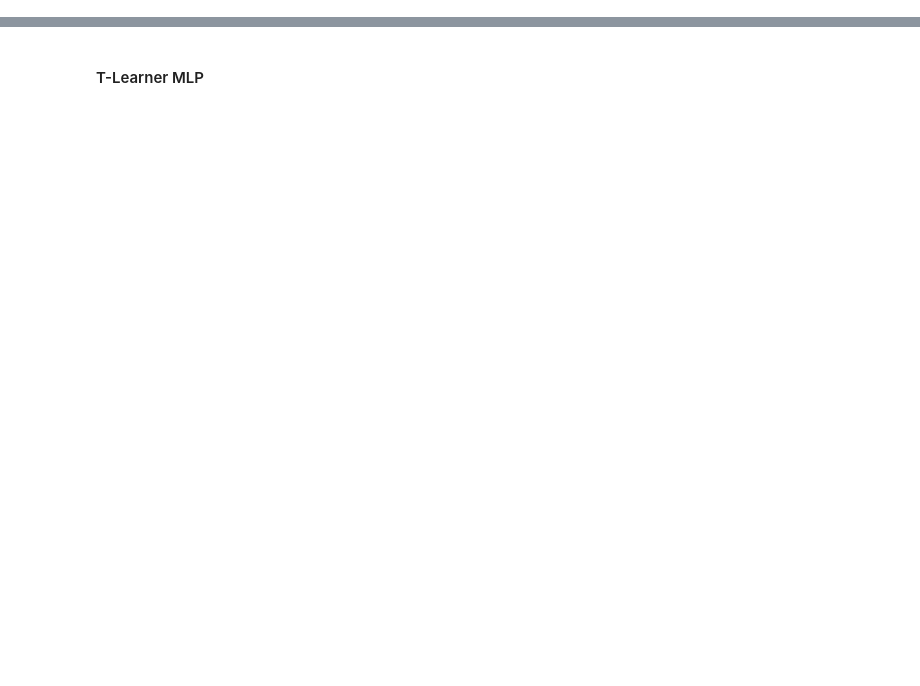
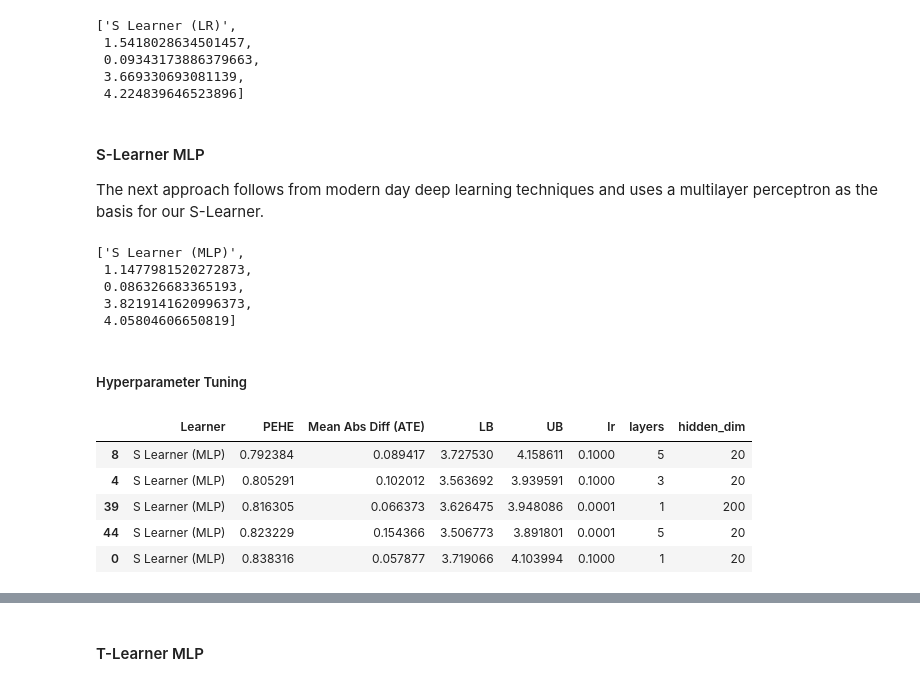
Before and after one commit to isaacdsloan/meta_learners, a Jupyter notebook: ihdp_uber.ipynb, the cells around one changed output, grey strips where cells are left out. Drawn from its saved outputs; the diff is of its cells as text; code cells hidden in the pictures; blank space fills up the shorter version.

```diff
--- a/ihdp_uber.ipynb
+++ b/ihdp_uber.ipynb
@@ -83,0 +43,24 @@ Individualized CATE True: GREEN
+# %%
+slearner_ols_results
+# %% [output]
+['S Learner (LR)',
+ 1.5418028634501457,
+ 0.09343173886379663,
+ 3.669330693081139,
+ 4.224839646523896]
+# %% [markdown]
+#### S-Learner MLP
+
+The next approach follows from modern day deep learning techniques and uses a multilayer perceptron as the basis for our S-Learner.
+# %%
+s_mlp = BaseSLearner(learner=MLPRegressor(hidden_layer_sizes = [100,100], batch_size=64, max_iter=1000))
+cate_s_mlp_outcome, slearner_mlp_results = get_metrics("S Learner (MLP)", s_mlp)
+slearner_mlp_results
+# %% [output]
+['S Learner (MLP)',
+ 1.1477981520272873,
+ 0.086326683365193,
+ 3.8219141620996373,
+ 4.05804606650819]
+# %% [markdown]
+##### Hyperparameter Tuning
@@ -83,0 +80,13 @@ Individualized CATE True: GREEN
+# %%
+import pandas as pd
+
+hyper_results_s_mlp = pd.DataFrame(data=data,
+columns= ["Learner", "PEHE", "Mean Abs Diff (ATE)", "LB", "UB", "lr", "layers", "hidden_dim"])
+hyper_results_s_mlp.sort_values(by='PEHE').head(5)
+# %% [output]
+|  | Learner | PEHE | Mean Abs Diff (ATE) | LB | UB | lr | layers | hidden_dim |
+| 8 | S Learner (MLP) | 0.792384 | 0.089417 | 3.727530 | 4.158611 | 0.1000 | 5 | 20 |
+| 4 | S Learner (MLP) | 0.805291 | 0.102012 | 3.563692 | 3.939591 | 0.1000 | 3 | 20 |
+| 39 | S Learner (MLP) | 0.816305 | 0.066373 | 3.626475 | 3.948086 | 0.0001 | 1 | 200 |
+| 44 | S Learner (MLP) | 0.823229 | 0.154366 | 3.506773 | 3.891801 | 0.0001 | 5 | 20 |
+| 0 | S Learner (MLP) | 0.838316 | 0.057877 | 3.719066 | 4.103994 | 0.1000 | 1 | 20 |
```
Also changed, not shown: parts of 27 cells of this notebook.
